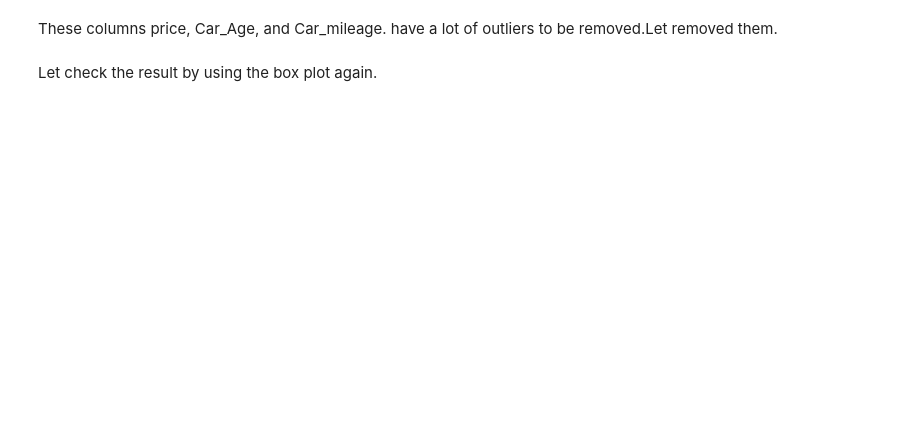
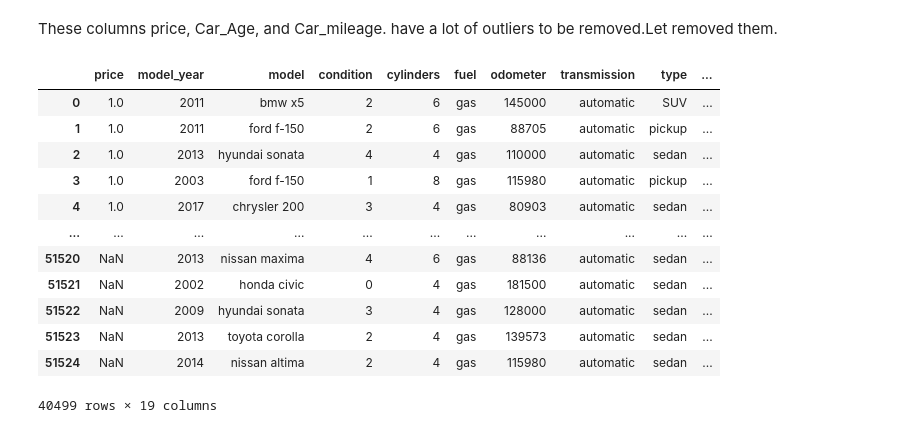
Before and after one commit to kaizermm/Car-Advertisement, a Jupyter notebook: notebooks/EDA.ipynb, the cells around one changed output. Saved outputs shown, nothing was run; the diff lists cells and outputs as text; code cells hidden in the pictures; blank space fills up the shorter version.

```diff
--- a/notebooks/EDA.ipynb
+++ b/notebooks/EDA.ipynb
@@ -544,3 +529,33 @@ Vehicle_Ad_data_no_outliers = vehicle_ad_data[(z_scores.abs() < outlier_threshol
-# %% [markdown]
-Let check the result by using the box plot again.
+# %%
+#Remove outliers
+def clean_outlier(dataframe, col):
+    # Rearrange the column from largest to smallest
+    dataframe[col] = dataframe[col].sort_values().values
+
+    # Calculate the quantiles
+    upper_quantile = dataframe[col].quantile(0.95)
+    # Create new column
+    new_col = col + '_clean'
+    dataframe[new_col] = dataframe[col].copy()
+    # Remove outliers
+    dataframe.loc[dataframe[new_col] > upper_quantile, col] = None
+    return dataframe
+# %%
+clean_outlier(vehicle_ad_data, 'price')
+clean_outlier(vehicle_ad_data, 'Car_Age')
+clean_outlier(vehicle_ad_data, 'Car_mileage')
+# %% [output]
+|  | price | model_year | model | condition | cylinders | fuel | odometer | transmission | type | ... |
+| 0 | 1.0 | 2011 | bmw x5 | 2 | 6 | gas | 145000 | automatic | SUV | ... |
+| 1 | 1.0 | 2011 | ford f-150 | 2 | 6 | gas | 88705 | automatic | pickup | ... |
+| 2 | 1.0 | 2013 | hyundai sonata | 4 | 4 | gas | 110000 | automatic | sedan | ... |
+| 3 | 1.0 | 2003 | ford f-150 | 1 | 8 | gas | 115980 | automatic | pickup | ... |
+| 4 | 1.0 | 2017 | chrysler 200 | 3 | 4 | gas | 80903 | automatic | sedan | ... |
+| ... | ... | ... | ... | ... | ... | ... | ... | ... | ... | ... |
+| 51520 | NaN | 2013 | nissan maxima | 4 | 6 | gas | 88136 | automatic | sedan | ... |
+| 51521 | NaN | 2002 | honda civic | 0 | 4 | gas | 181500 | automatic | sedan | ... |
+| 51522 | NaN | 2009 | hyundai sonata | 3 | 4 | gas | 128000 | automatic | sedan | ... |
+| 51523 | NaN | 2013 | toyota corolla | 2 | 4 | gas | 139573 | automatic | sedan | ... |
+| 51524 | NaN | 2014 | nissan altima | 2 | 4 | gas | 115980 | automatic | sedan | ... |
+40499 rows × 19 columns
 # %%
```
Also changed, not shown: parts of 16 cells of this notebook.
